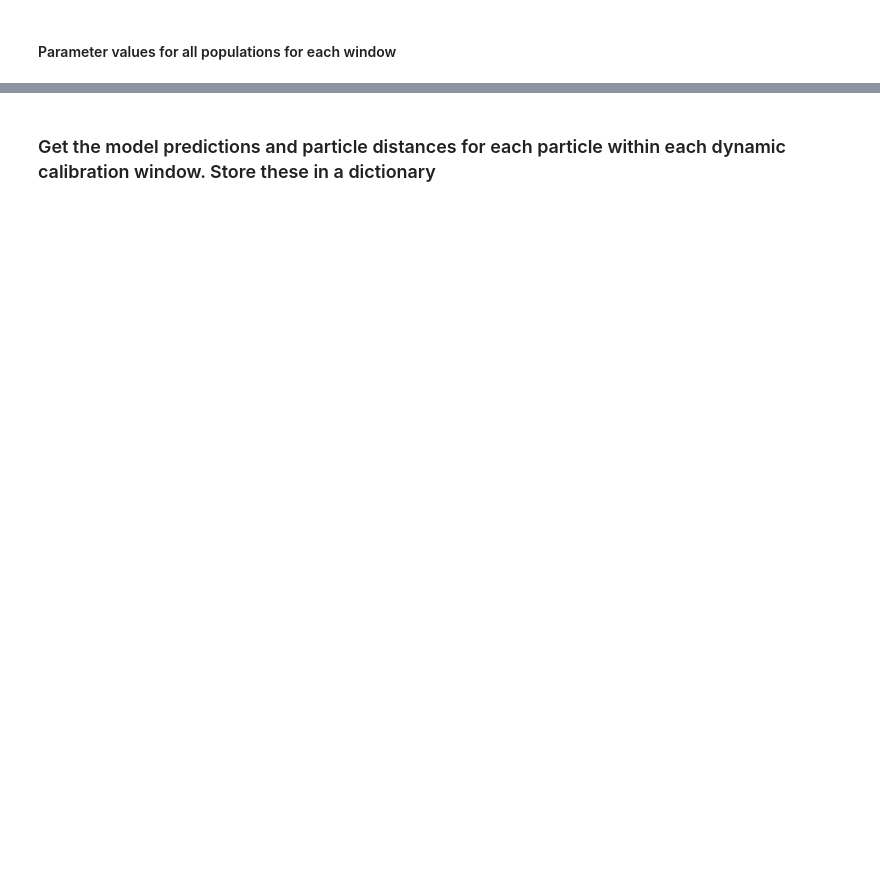
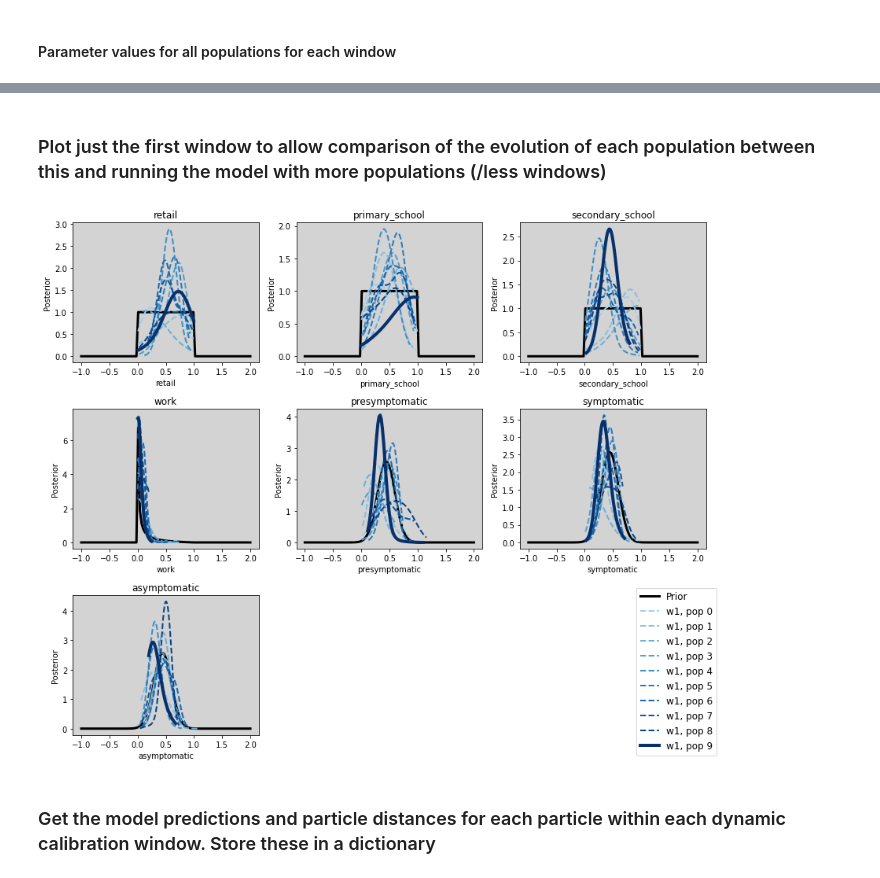
Before and after one commit to Urban-Analytics/RAMP-UA, a Jupyter notebook: experiments/calibration/AnalyseResults2.ipynb, the cells around one changed output, grey strips where cells are left out. Drawn from its saved outputs; the diff is of its cells as text; code cells hidden in the pictures; blank space fills up the shorter version.

```diff
--- a/experiments/calibration/AnalyseResults2.ipynb
+++ b/experiments/calibration/AnalyseResults2.ipynb
@@ -171,3 +206,43 @@ fig.show()
+# %% [markdown]
+### Plot just the first window to allow comparison of the evolution of each population between this and running the model with more populations (/less windows)
+# %%
+# define colour map and line style to use in intermediate populations
+evenly_spaced_interval = np.linspace(0.35, 1, n_pops)
+colors = [cm.Blues(x) for x in evenly_spaced_interval]
+linestyles = ['dashed'] * history.max_t + ['solid']
+linewidths = [2] * history.max_t + [4]
+
+# Set up plot
+fig, axes = plt.subplots(3,int(len(original_priors)/2), figsize=(12,10))
+for i, param in enumerate(original_priors.keys()):
+    color_i =0
+    ax = axes.flat[i]
+    ax.set_facecolor('lightgray')
+    # Add parameter priors
+    priors_x = np.linspace(-1, 2, 99)  # (specified so that we have some whole numbers)
+    ax.plot(priors_x, pyabc.Distribution(param=all_rv[param]).pdf({"param": priors_x}),
+            color = 'black', label = 'Prior', linewidth  = 3, linestyle ='solid')
+    history_name = 'w1'
+    history = history_dict['w1']
+    #for history_name, history in history_dict.items():
+    for t in range(history.max_t + 1):
+        color = colors[t]
+        df, w = history.get_distribution(m=0, t=t)
+        pyabc.visualization.plot_kde_1d(df, w, x=param, ax=ax,
+            label="{}, pop {}".format(history_name, t),
+            color = color, linestyle = linestyles[t],linewidth = linewidths[t])
+        ax.legend(fontsize="small")
+        ax.set_title(f"{param}")
+        handles, labels = ax.get_legend_handles_labels()
+        ax.get_legend().remove()
+fig.legend(handles, labels, loc='center right', fontsize = 12,
+            bbox_to_anchor=(1.01, 0.17))
+axes[2,2].set_axis_off()
+axes[2,1].set_axis_off()
+fig.tight_layout()
+fig.show()
+# %% [output]
+[figure, added]
 # %% [markdown]
 ### Get the model predictions and particle distances for each particle within each dynamic calibration window. Store these in a dictionary
 # %%
```
Also changed, not shown: parts of 14 cells of this notebook.
